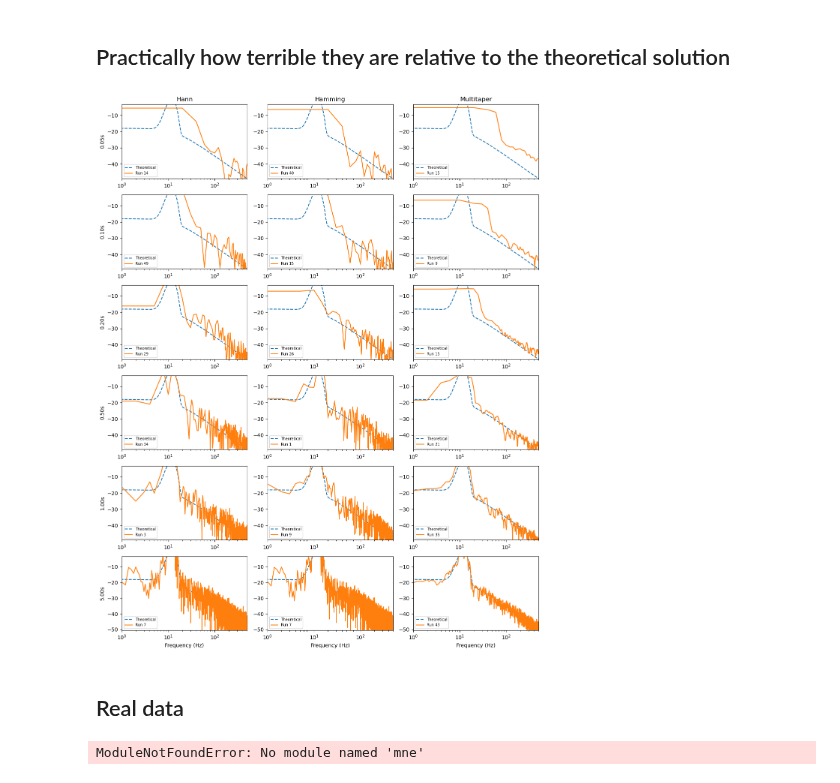
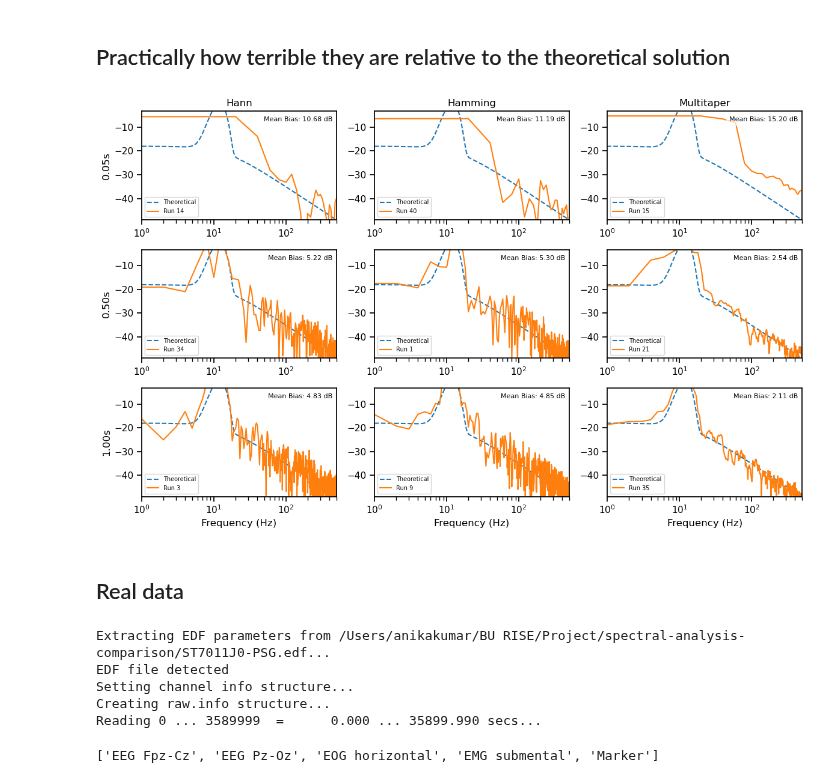
Before and after one commit to anika-kum/spectral-analysis-comparison, a Jupyter notebook: Copy_of_Spectral_estimation_bias.ipynb, the cells around one changed output. Cells and saved outputs as stored; diff of their text form; code cells hidden in the pictures.

```diff
--- a/Copy_of_Spectral_estimation_bias.ipynb
+++ b/Copy_of_Spectral_estimation_bias.ipynb
@@ -17,22 +19,19 @@ import seaborn as sns
 # %% [markdown]
 ## Below the generate_data function is redundant but kept it here just to demonstrate
 # %%
-def generate_data(random_state = 42):
+def generate_data(random_state = 42, duration=30):
     data = spectrum(
         sampling_rate=1000,
-        duration=30,
+        duration=duration,
         aperiodic_exponent=2.0,
-        aperiodic_offset=2.0,
+        aperiodic_offset=0.5,
         knee=200,
         peaks=[{'freq':12, 'amplitude': 1.0, 'sigma': 2.0}],
         average_firing_rate=0.0,
         random_state=random_state,
-        direct_estimate=True,
+        direct_estimate=False,
+        plot=False
     )
     return data
-
-data = generate_data()
-data_td = data.time_domain.combined_signal
-data_fd = data.frequency_domain
 # %% [markdown]
 ## On long time scales, all estimators converge to the same estimate with lower bias (and lower variance for multitaper)
@@ -366,7 +324,7 @@ for duration in durations:
 # %%
 # ——— Parameters ——————————————————————————————————————————————————
 fs        = 1000.0
-durations = [0.05, 0.1, 0.2, 0.5, 1.0, 5.0]   # five rows
+durations = [0.05, 0.5, 1.0]   # five rows
 TW        = 3.0
 K         = int(2*TW - 1)
 n_iter    = 50
@@ -462,34 +420,40 @@ for row, duration in enumerate(durations):
         (f_hann, PSD_hann_db[run_hann], 'Hann', run_hann),
         (f_hamm, PSD_hamm_db[run_hamm], 'Hamming', run_hamm),
         (f_mt,   PSD_mt_db[run_mt],     'Multitaper', run_mt),
     ]
 
     # 6) Plot
     # determine finite y‐limits across theoretical + all three runs
     all_vals = np.concatenate([
         P_th_db,
         PSD_hann_db[run_hann],
         PSD_hamm_db[run_hamm],
         PSD_mt_db[run_mt],
     ])
     y0, y1 = np.nanpercentile(all_vals, [1, 99])
 
     for col, (fgrid, psd_db, title, runidx) in enumerate(picks):
         ax = axes[row, col]
         ax.semilogx(f_th, P_th_db, '--', label='Theoretical')
         ax.semilogx(fgrid, psd_db, '-', label=f'Run {runidx}')
         ax.set_xlim([1, fs/2])
         ax.set_ylim([y0, y1])
+        interp_th = np.interp(fgrid, f_th, P_th_db)
+        abs_bias = np.abs(psd_db - interp_th)
+        mean_abs_bias = abs_bias.mean()
+        ax.text(0.98, 0.95, f"Mean Bias: {mean_abs_bias:.2f} dB",
+                transform=ax.transAxes, ha='right', va='top',
+                fontsize=8, bbox=dict(facecolor='white', edgecolor='none', alpha=0.7))
         if row == 0:        ax.set_title(title)
         if col == 0:        ax.set_ylabel(f"{duration:.2f}s")
         if row == len(durations)-1:
             ax.set_xlabel('Frequency (Hz)')
         ax.legend(fontsize=7, loc='lower left')
 
 plt.tight_layout()
 plt.show()
 # %% [output]
-[figure, old version]
+[figure, new version]
 # %% [markdown]
 ## Real data
 # %%
@@ -499,15 +463,16 @@ import matplotlib.pyplot as plt
 import mne
 
 # 1) Load .mat and extract channel 'O1'
-mat = scipy.io.loadmat('/content/subject_02.mat')
-for key, val in mat.items():
-    if isinstance(val, np.ndarray) and val.ndim == 2 and val.shape[1] in (18, 19):
-        data = val
-        break
-sfreq = 512.0
-# 'O1' is the 15th EEG column: zero-based index 14 of data[:,1:17]
-data_ch = data[:, 1:17][:, 14]
+import mne
+file_path = "./ST7011J0-PSG.edf"
+raw = mne.io.read_raw_edf(file_path, preload=True) # preload=True loads data into memory
+data = raw.get_data() # Access the signal data
+print(raw.ch_names)
 
+df = pd.DataFrame(data.T, columns=raw.ch_names)
+info = raw.info # Access header information (channels, sampling rate, etc.)
+data_ch = df['EEG Fpz-Cz'][1100000:1200000] # get a certain arbitrary electrode
+sfreq = 100
 # 2) Parameters
 durations = [0.05, 0.1, 0.2, 0.5, 1.0, 5.0]   # window lengths in seconds
 subset_seconds = None  # 20.0 or set to None for full data
@@ -594,4 +559,9 @@ plt.suptitle(f"Windowed PSDs for 'O1' colored by time (subset: {subset_seconds}s
 plt.tight_layout()
 plt.show()
 # %% [output]
-ModuleNotFoundError: No module named 'mne'
+Extracting EDF parameters from /Users/anikakumar/BU RISE/Project/spectral-analysis-comparison/ST7011J0-PSG.edf...
+EDF file detected
+Setting channel info structure...
+Creating raw.info structure...
+Reading 0 ... 3589999  =      0.000 ... 35899.990 secs...
+['EEG Fpz-Cz', 'EEG Pz-Oz', 'EOG horizontal', 'EMG submental', 'Marker']
```
Also changed, not shown: parts of 5 cells of this notebook, 24 other files.
